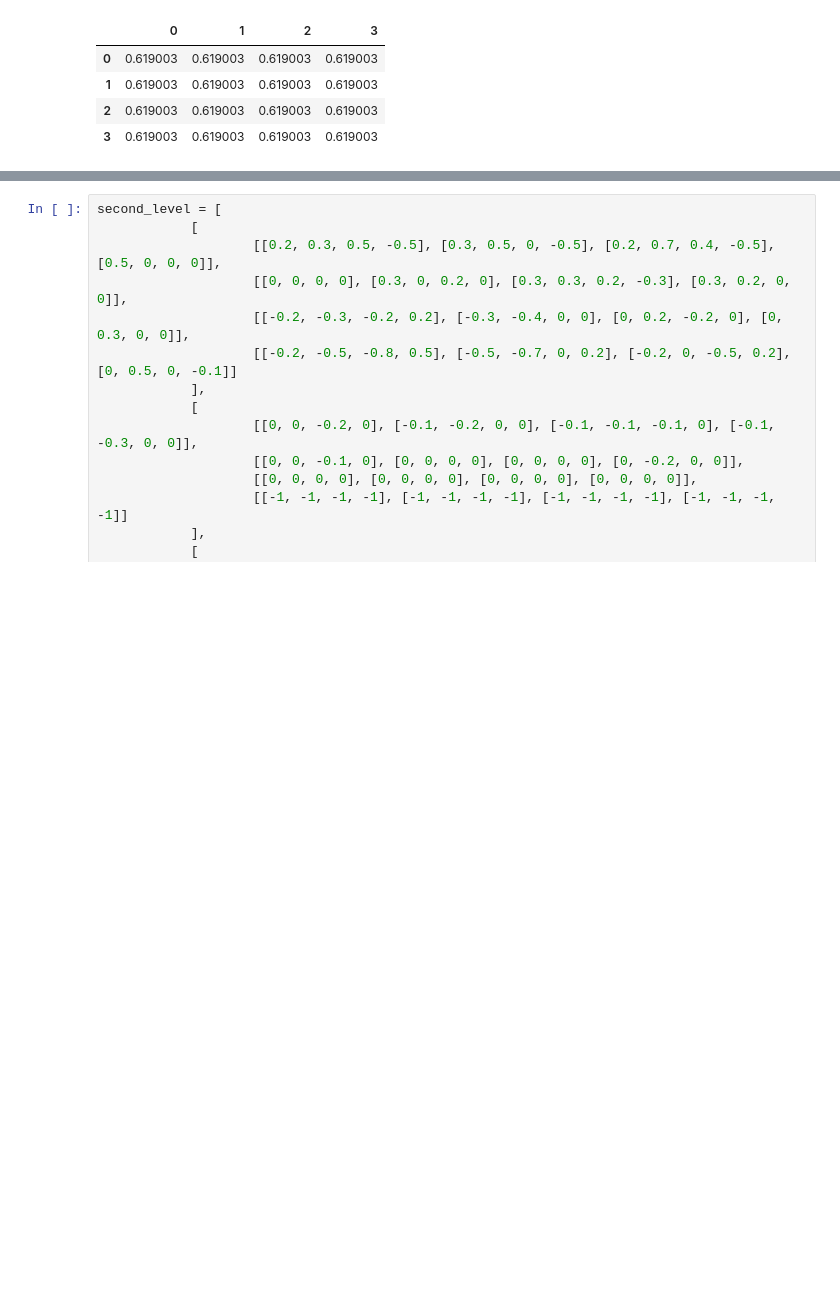
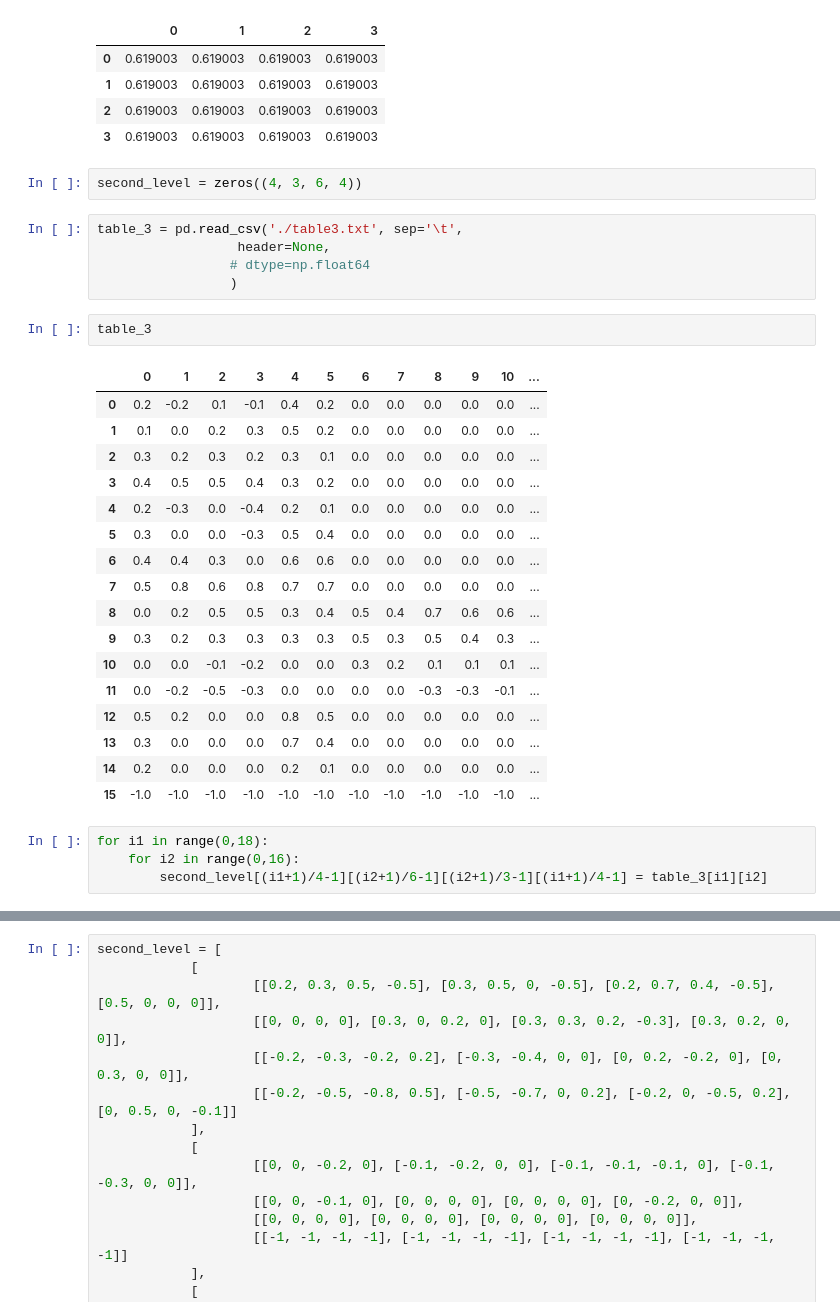
Before and after one commit to wolterlw/university_labs, a Jupyter notebook: system_analysis/lab6/main.ipynb, the cells around one changed output, grey strips where cells are left out. Drawn from its saved outputs; the diff is of its cells as text; blank space fills up the shorter version.

Commit message:
tables added

```diff
--- a/system_analysis/lab6/main.ipynb
+++ b/system_analysis/lab6/main.ipynb
@@ -235,3 +235,34 @@ df1_np
 | 1 | 0.619003 | 0.619003 | 0.619003 | 0.619003 |
 | 2 | 0.619003 | 0.619003 | 0.619003 | 0.619003 |
 | 3 | 0.619003 | 0.619003 | 0.619003 | 0.619003 |
+# %%
+second_level = zeros((4, 3, 6, 4))
+# %%
+table_3 = pd.read_csv('./table3.txt', sep='\t',
+                  header=None,
+                 # dtype=np.float64
+                 )
+# %%
+table_3
+# %% [output]
+|  | 0 | 1 | 2 | 3 | 4 | 5 | 6 | 7 | 8 | 9 | 10 | ... |
+| 0 | 0.2 | -0.2 | 0.1 | -0.1 | 0.4 | 0.2 | 0.0 | 0.0 | 0.0 | 0.0 | 0.0 | ... |
+| 1 | 0.1 | 0.0 | 0.2 | 0.3 | 0.5 | 0.2 | 0.0 | 0.0 | 0.0 | 0.0 | 0.0 | ... |
+| 2 | 0.3 | 0.2 | 0.3 | 0.2 | 0.3 | 0.1 | 0.0 | 0.0 | 0.0 | 0.0 | 0.0 | ... |
+| 3 | 0.4 | 0.5 | 0.5 | 0.4 | 0.3 | 0.2 | 0.0 | 0.0 | 0.0 | 0.0 | 0.0 | ... |
+| 4 | 0.2 | -0.3 | 0.0 | -0.4 | 0.2 | 0.1 | 0.0 | 0.0 | 0.0 | 0.0 | 0.0 | ... |
+| 5 | 0.3 | 0.0 | 0.0 | -0.3 | 0.5 | 0.4 | 0.0 | 0.0 | 0.0 | 0.0 | 0.0 | ... |
+| 6 | 0.4 | 0.4 | 0.3 | 0.0 | 0.6 | 0.6 | 0.0 | 0.0 | 0.0 | 0.0 | 0.0 | ... |
+| 7 | 0.5 | 0.8 | 0.6 | 0.8 | 0.7 | 0.7 | 0.0 | 0.0 | 0.0 | 0.0 | 0.0 | ... |
+| 8 | 0.0 | 0.2 | 0.5 | 0.5 | 0.3 | 0.4 | 0.5 | 0.4 | 0.7 | 0.6 | 0.6 | ... |
+| 9 | 0.3 | 0.2 | 0.3 | 0.3 | 0.3 | 0.3 | 0.5 | 0.3 | 0.5 | 0.4 | 0.3 | ... |
+| 10 | 0.0 | 0.0 | -0.1 | -0.2 | 0.0 | 0.0 | 0.3 | 0.2 | 0.1 | 0.1 | 0.1 | ... |
+| 11 | 0.0 | -0.2 | -0.5 | -0.3 | 0.0 | 0.0 | 0.0 | 0.0 | -0.3 | -0.3 | -0.1 | ... |
+| 12 | 0.5 | 0.2 | 0.0 | 0.0 | 0.8 | 0.5 | 0.0 | 0.0 | 0.0 | 0.0 | 0.0 | ... |
+| 13 | 0.3 | 0.0 | 0.0 | 0.0 | 0.7 | 0.4 | 0.0 | 0.0 | 0.0 | 0.0 | 0.0 | ... |
+| 14 | 0.2 | 0.0 | 0.0 | 0.0 | 0.2 | 0.1 | 0.0 | 0.0 | 0.0 | 0.0 | 0.0 | ... |
+| 15 | -1.0 | -1.0 | -1.0 | -1.0 | -1.0 | -1.0 | -1.0 | -1.0 | -1.0 | -1.0 | -1.0 | ... |
+# %%
+for i1 in range(0,18):
+    for i2 in range(0,16):
+        second_level[(i1+1)/4-1][(i2+1)/6-1][(i2+1)/3-1][(i1+1)/4-1] = table_3[i1][i2]
```
Also changed, not shown: parts of 4 cells of this notebook, 6 other files.
